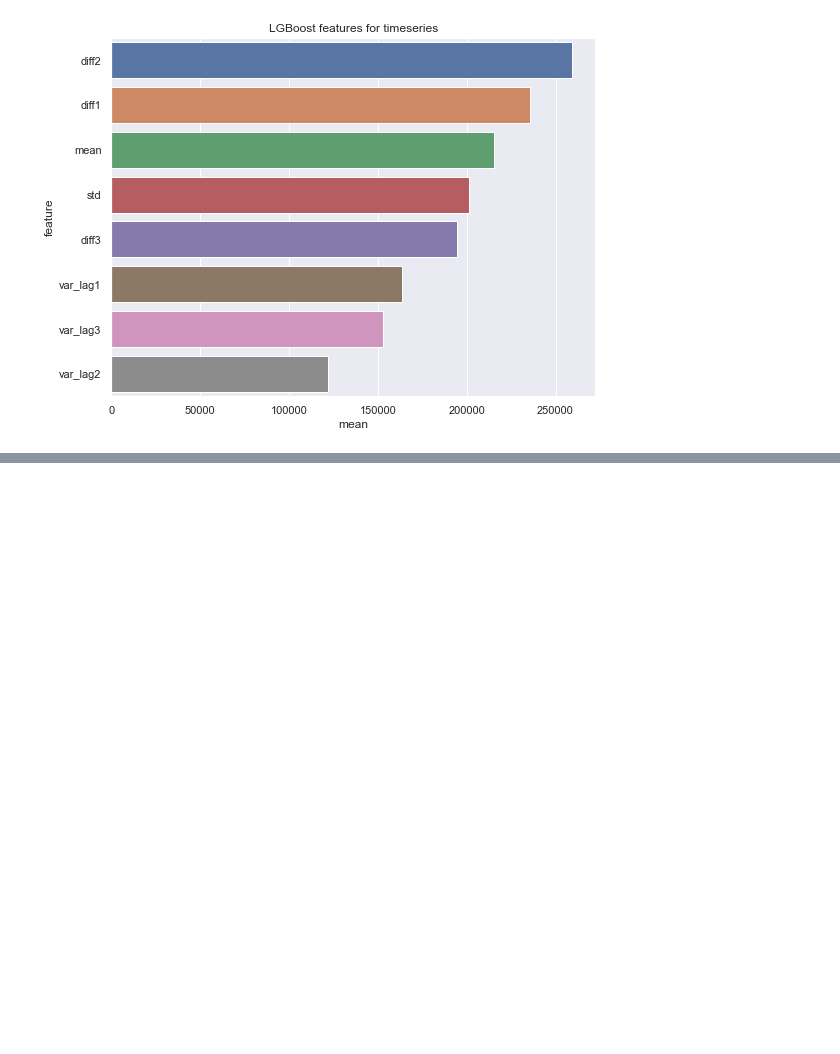
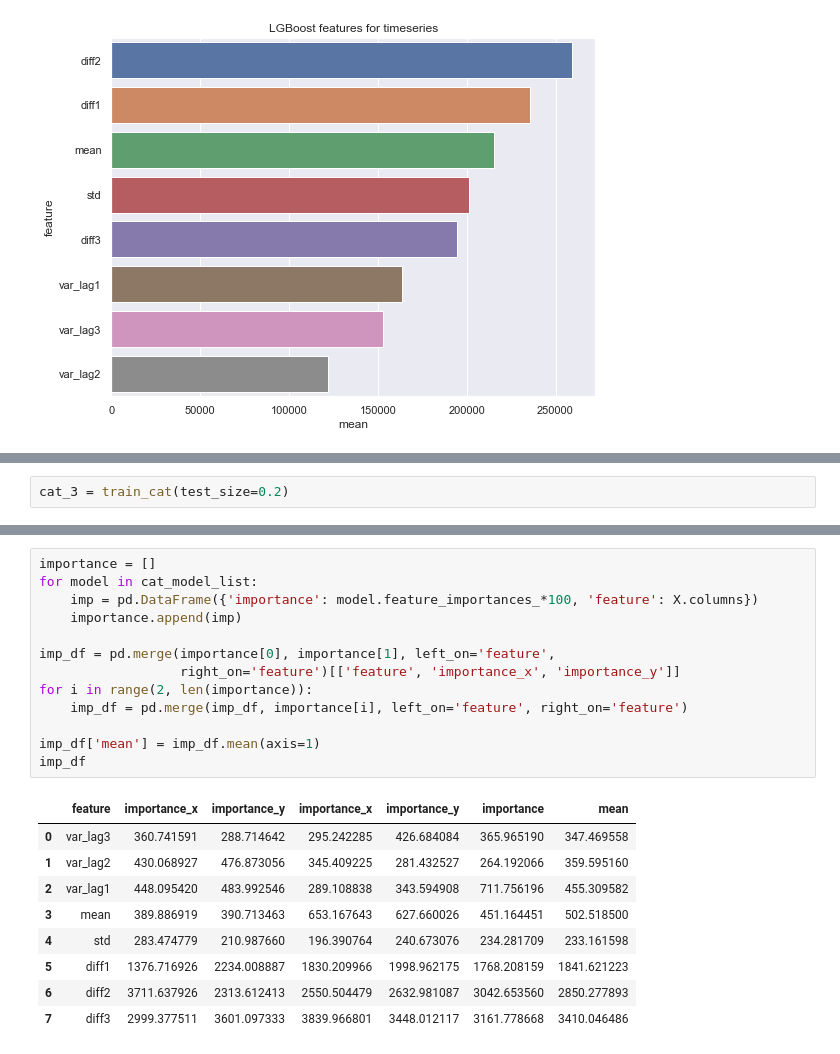
Before and after one commit to ErfanEbrahimiBazaz/web_traffic_prediction, a Jupyter notebook: multivariate_tsa.ipynb, the cells around one changed output, grey strips where cells are left out. Drawn from its saved outputs; the diff is of its cells as text; blank space fills up the shorter version.

```diff
--- a/multivariate_tsa.ipynb
+++ b/multivariate_tsa.ipynb
@@ -756,0 +840,2 @@ plt.show()
+# %%
+cat_3 = train_cat(test_size=0.2)
@@ -756,0 +911,23 @@ plt.show()
+# %%
+importance = []
+for model in cat_model_list:
+    imp = pd.DataFrame({'importance': model.feature_importances_*100, 'feature': X.columns})
+    importance.append(imp)
+
+imp_df = pd.merge(importance[0], importance[1], left_on='feature',
+                  right_on='feature')[['feature', 'importance_x', 'importance_y']]
+for i in range(2, len(importance)):
+    imp_df = pd.merge(imp_df, importance[i], left_on='feature', right_on='feature')
+
+imp_df['mean'] = imp_df.mean(axis=1)
+imp_df
+# %% [output]
+|  | feature | importance_x | importance_y | importance_x | importance_y | importance | mean |
+| 0 | var_lag3 | 360.741591 | 288.714642 | 295.242285 | 426.684084 | 365.965190 | 347.469558 |
+| 1 | var_lag2 | 430.068927 | 476.873056 | 345.409225 | 281.432527 | 264.192066 | 359.595160 |
+| 2 | var_lag1 | 448.095420 | 483.992546 | 289.108838 | 343.594908 | 711.756196 | 455.309582 |
+| 3 | mean | 389.886919 | 390.713463 | 653.167643 | 627.660026 | 451.164451 | 502.518500 |
+| 4 | std | 283.474779 | 210.987660 | 196.390764 | 240.673076 | 234.281709 | 233.161598 |
+| 5 | diff1 | 1376.716926 | 2234.008887 | 1830.209966 | 1998.962175 | 1768.208159 | 1841.621223 |
+| 6 | diff2 | 3711.637926 | 2313.612413 | 2550.504479 | 2632.981087 | 3042.653560 | 2850.277893 |
+| 7 | diff3 | 2999.377511 | 3601.097333 | 3839.966801 | 3448.012117 | 3161.778668 | 3410.046486 |
```
Also changed, not shown: parts of 16 cells of this notebook.
